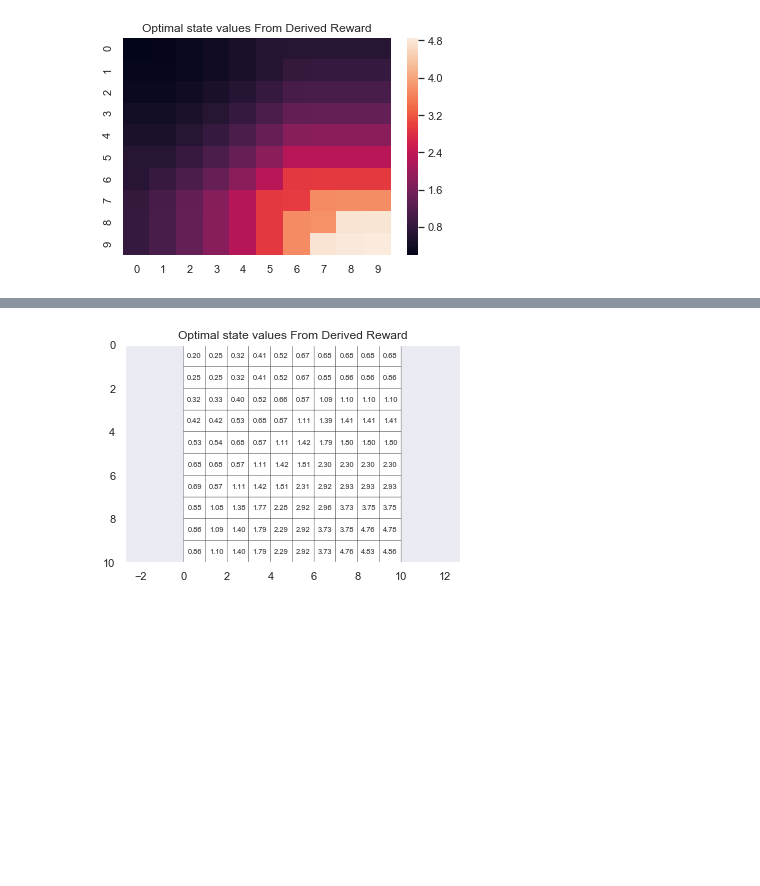
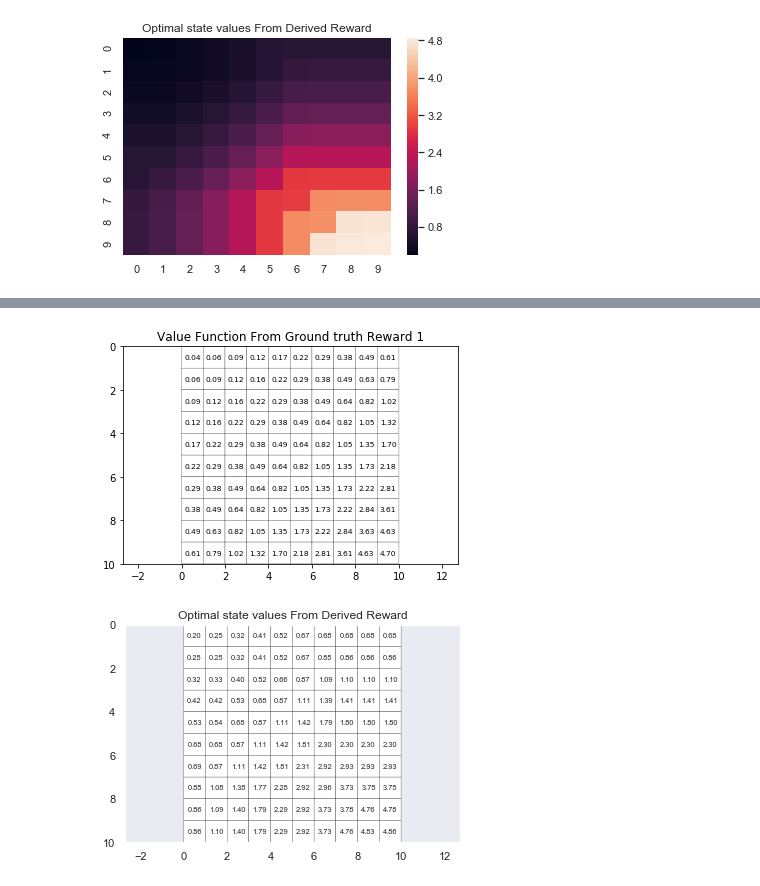
Before and after one commit to rupadevan94/large-scale-data-mining, a Jupyter notebook: LSSN/Project3/10-17.ipynb, the cells around one changed output, grey strips where cells are left out. Cells and saved outputs as stored; diff of their text form; code cells hidden in the pictures; blank space fills up the shorter version.

```diff
--- a/LSSN/Project3/10-17.ipynb
+++ b/LSSN/Project3/10-17.ipynb
@@ -299 +302,5 @@ Text(0.5, 1.0, 'Optimal state values From Derived Reward')
+# %%
+plot_optimal_state_value(v_truth_1, "Value Function From Ground truth Reward 1")
+# %% [output]
+[figure, added]
 # %%
```
Also changed, not shown: parts of 4 cells of this notebook.
